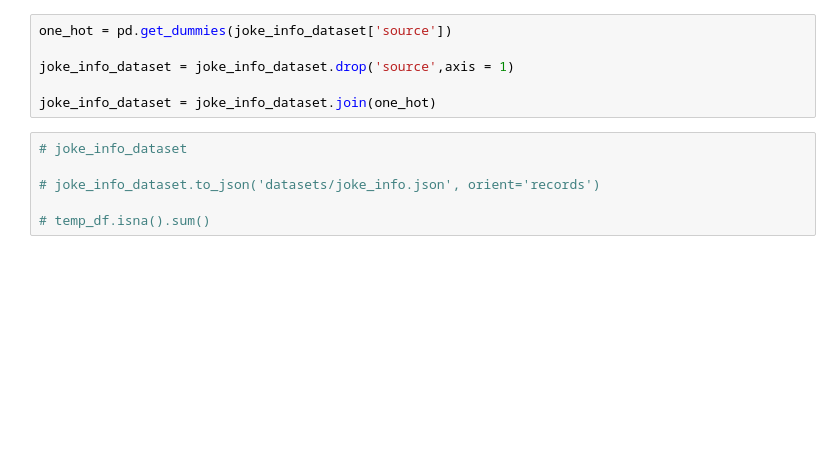
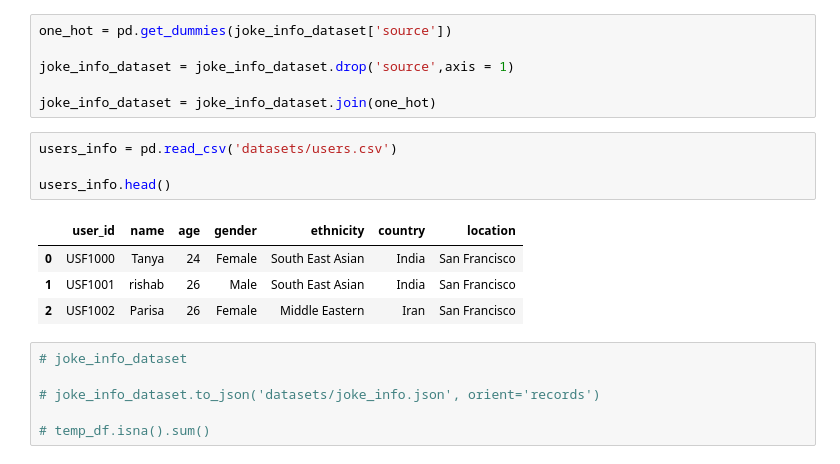
Before and after one commit to rishsanyal/comedian, a Jupyter notebook: comedian.ipynb, the cells around one changed output. Drawn from its saved outputs; the diff is of its cells as text; blank space fills up the shorter version.

```diff
--- a/comedian.ipynb
+++ b/comedian.ipynb
@@ -246,6 +246,15 @@ one_hot = pd.get_dummies(joke_info_dataset['source'])
 joke_info_dataset = joke_info_dataset.drop('source',axis = 1)
 
 joke_info_dataset = joke_info_dataset.join(one_hot)
+# %%
+users_info = pd.read_csv('datasets/users.csv')
+
+users_info.head()
+# %% [output]
+|  | user_id | name | age | gender | ethnicity | country | location |
+| 0 | USF1000 | Tanya | 24 | Female | South East Asian | India | San Francisco |
+| 1 | USF1001 | rishab | 26 | Male | South East Asian | India | San Francisco |
+| 2 | USF1002 | Parisa | 26 | Female | Middle Eastern | Iran | San Francisco |
 # %%
 # joke_info_dataset
 
```
Also changed, not shown: 3 other files.
